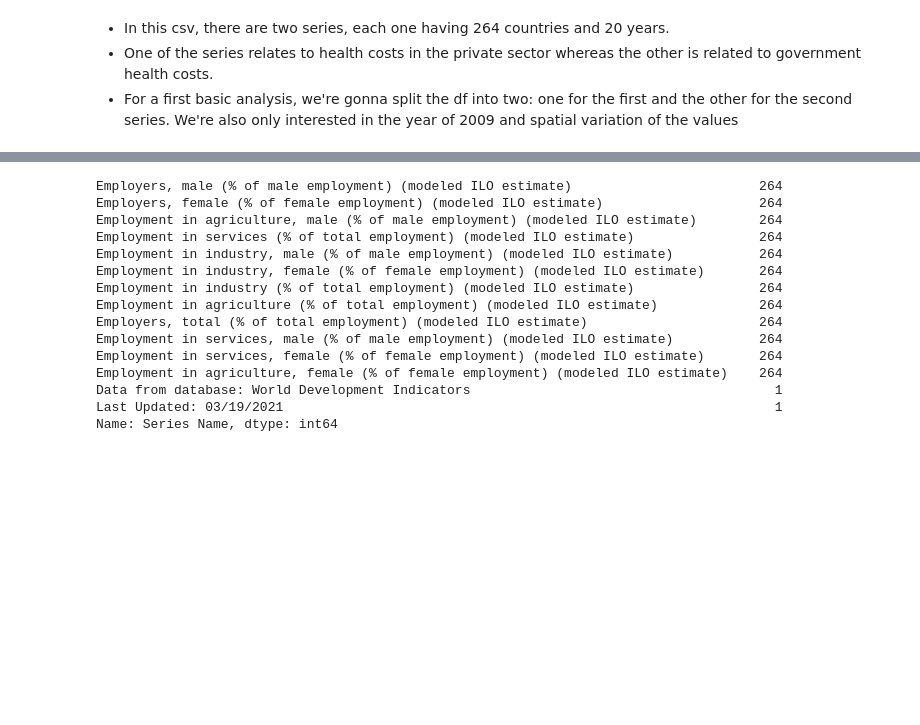
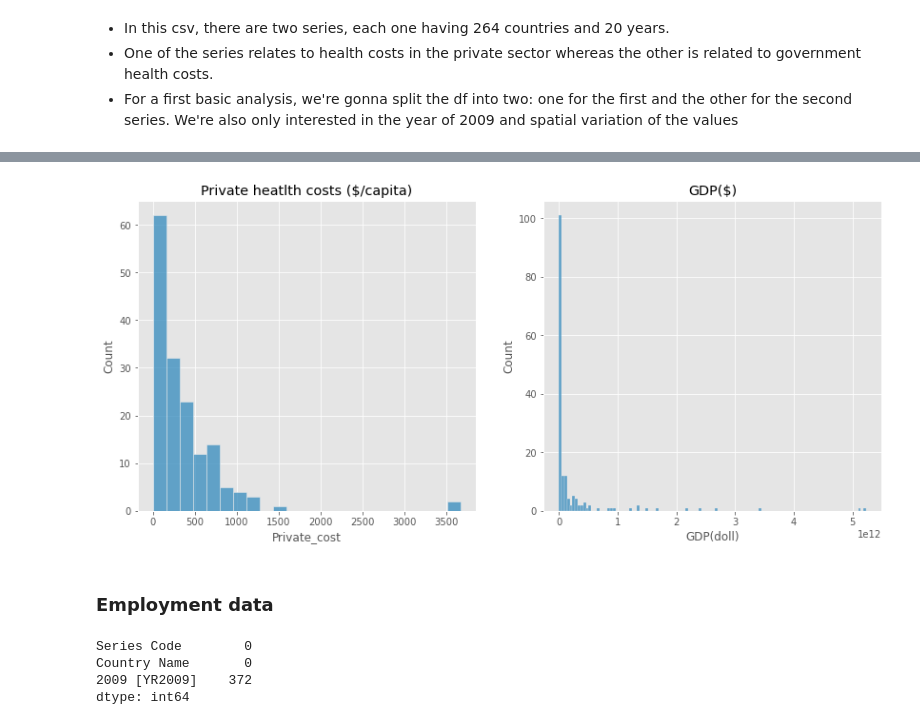
Before and after one commit to luisbazevedo/PfDS---Work-Health, a Jupyter notebook: notebooks/luisbazevedo_draft_0.ipynb, the cells around one changed output, grey strips where cells are left out. Cells and saved outputs as stored; diff of their text form; code cells hidden in the pictures; blank space fills up the shorter version.

```diff
--- a/notebooks/luisbazevedo_draft_0.ipynb
+++ b/notebooks/luisbazevedo_draft_0.ipynb
@@ -386,0 +481,9 @@ df_health_cost
+# %%
+fig, axes = plt.subplots(1,2, figsize = (14,6))
+sns.histplot(ax = axes[0], data = complete_1, x ='Private_cost').set(title='Private heatlth costs ($/capita)')
+sns.histplot(ax = axes[1], data = complete_1, x = 'GDP(doll)').set(title='GDP($)')
+plt.show()
+# %% [output]
+[figure, added]
+# %% [markdown]
+### Employment data
@@ -387,18 +492,9 @@ df_health_cost
 # %%
-df_employment['Series Name'].value_counts()
+df_employment = df_employment[['Series Code', 'Country Name', '2009 [YR2009]']].copy()
-# %% [output]
-Employers, male (% of male employment) (modeled ILO estimate)                        264
-Employers, female (% of female employment) (modeled ILO estimate)                    264
-Employment in agriculture, male (% of male employment) (modeled ILO estimate)        264
-Employment in services (% of total employment) (modeled ILO estimate)                264
-Employment in industry, male (% of male employment) (modeled ILO estimate)           264
-Employment in industry, female (% of female employment) (modeled ILO estimate)       264
-Employment in industry (% of total employment) (modeled ILO estimate)                264
-Employment in agriculture (% of total employment) (modeled ILO estimate)             264
-Employers, total (% of total employment) (modeled ILO estimate)                      264
-Employment in services, male (% of male employment) (modeled ILO estimate)           264
-Employment in services, female (% of female employment) (modeled ILO estimate)       264
-Employment in agriculture, female (% of female employment) (modeled ILO estimate)    264
-Data from database: World Development Indicators                                       1
-Last Updated: 03/19/2021                                                               1
-Name: Series Name, dtype: int64
+# %%
+df_employment.isna().sum()
+# %% [output]
+Series Code        0
+Country Name       0
+2009 [YR2009]    372
+dtype: int64
```
Also changed, not shown: parts of 36 cells of this notebook, 4 other files.
